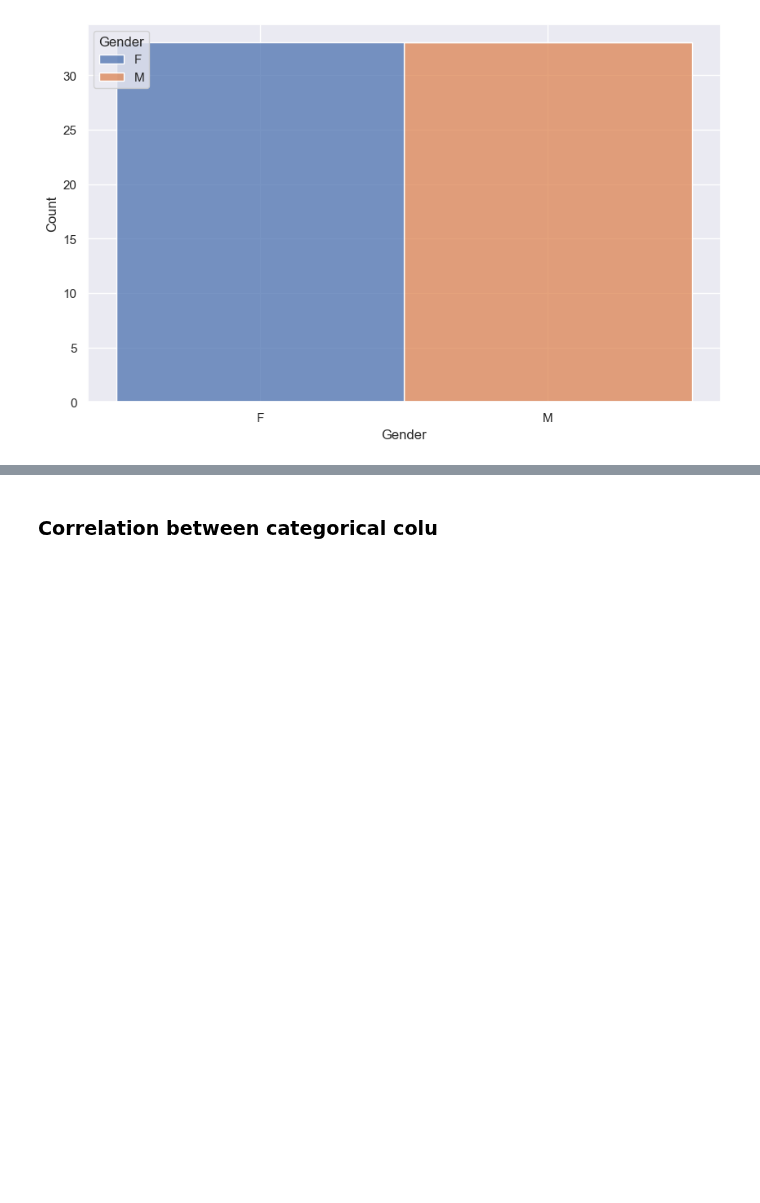
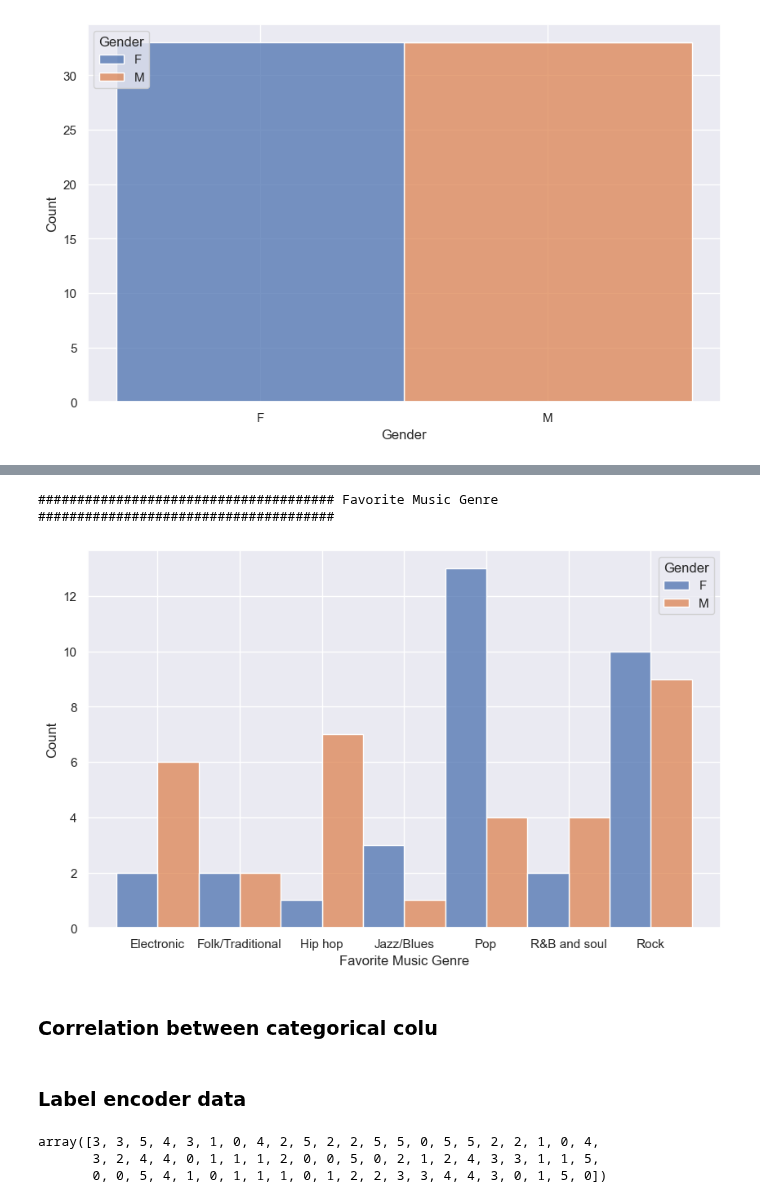
Before and after one commit to latifkara/dataScienceProjects, a Jupyter notebook: Gender_classification/gender_classification_project.ipynb, the cells around one changed output, grey strips where cells are left out. Drawn from its saved outputs; the diff is of its cells as text; code cells hidden in the pictures; blank space fills up the shorter version.

Commit message:
Gender Project | convert categorical data to numerical data by label encoder

```diff
--- a/Gender_classification/gender_classification_project.ipynb
+++ b/Gender_classification/gender_classification_project.ipynb
@@ -306,9 +306,9 @@ category_cols
 # %%
 sns.set(rc={'figure.figsize':(10,6)})
 # %%
-def hist_categorical_cols(dataframe, col, target):
+def hist_categorical_cols(dataframe, col, target, multiple_type='stack'):
     """
-    plot categorical columns with target column by histogram"
+    plot categorical columns with target column by histogram
     Args:
         dataframe: dataframe
             dataframe variable
@@ -323,7 +323,7 @@ def hist_categorical_cols(dataframe, col, target):
         Multiple --> stack
     """
     print(f"###################################### {col} ######################################","\n\n")
-    sns.histplot(x=col, hue=target, data=dataframe, multiple='stack')
+    sns.histplot(x=col, hue=target, data=dataframe, multiple=multiple_type)
     plt.show()
 # %%
 sns.histplot(x='Favorite Color',hue='Gender', data=gender_df, multiple='stack')
@@ -349,2 +366,9 @@ for col in category_cols:
+# %%
+hist_categorical_cols(gender_df, 'Favorite Music Genre', target_col, multiple_type='dodge')
+# %% [output]
+###################################### Favorite Music Genre ######################################
+[figure, added]
 # %% [markdown]
 ### Correlation between categorical colu
+# %% [markdown]
+### Label encoder data
@@ -350,0 +379,6 @@ for col in category_cols:
+# %%
+lb.fit_transform(gender_df['Favorite Beverage'])
+# %% [output]
+array([3, 3, 5, 4, 3, 1, 0, 4, 2, 5, 2, 2, 5, 5, 0, 5, 5, 2, 2, 1, 0, 4,
+       3, 2, 4, 4, 0, 1, 1, 1, 2, 0, 0, 5, 0, 2, 1, 2, 4, 3, 3, 1, 1, 5,
+       0, 0, 5, 4, 1, 0, 1, 1, 1, 0, 1, 2, 2, 3, 3, 4, 4, 3, 0, 1, 5, 0])
```
Also changed, not shown: parts of 9 cells of this notebook.
